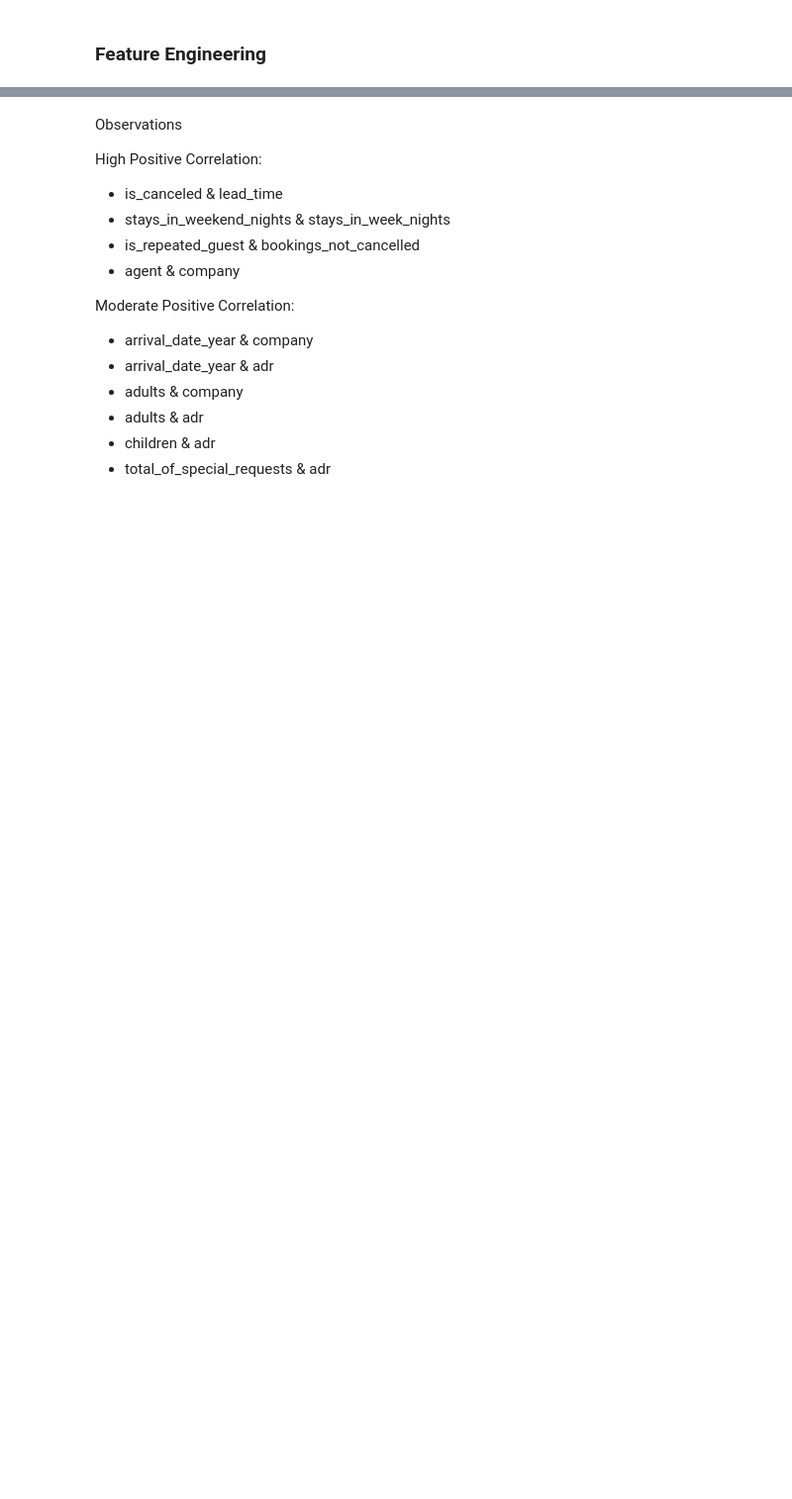
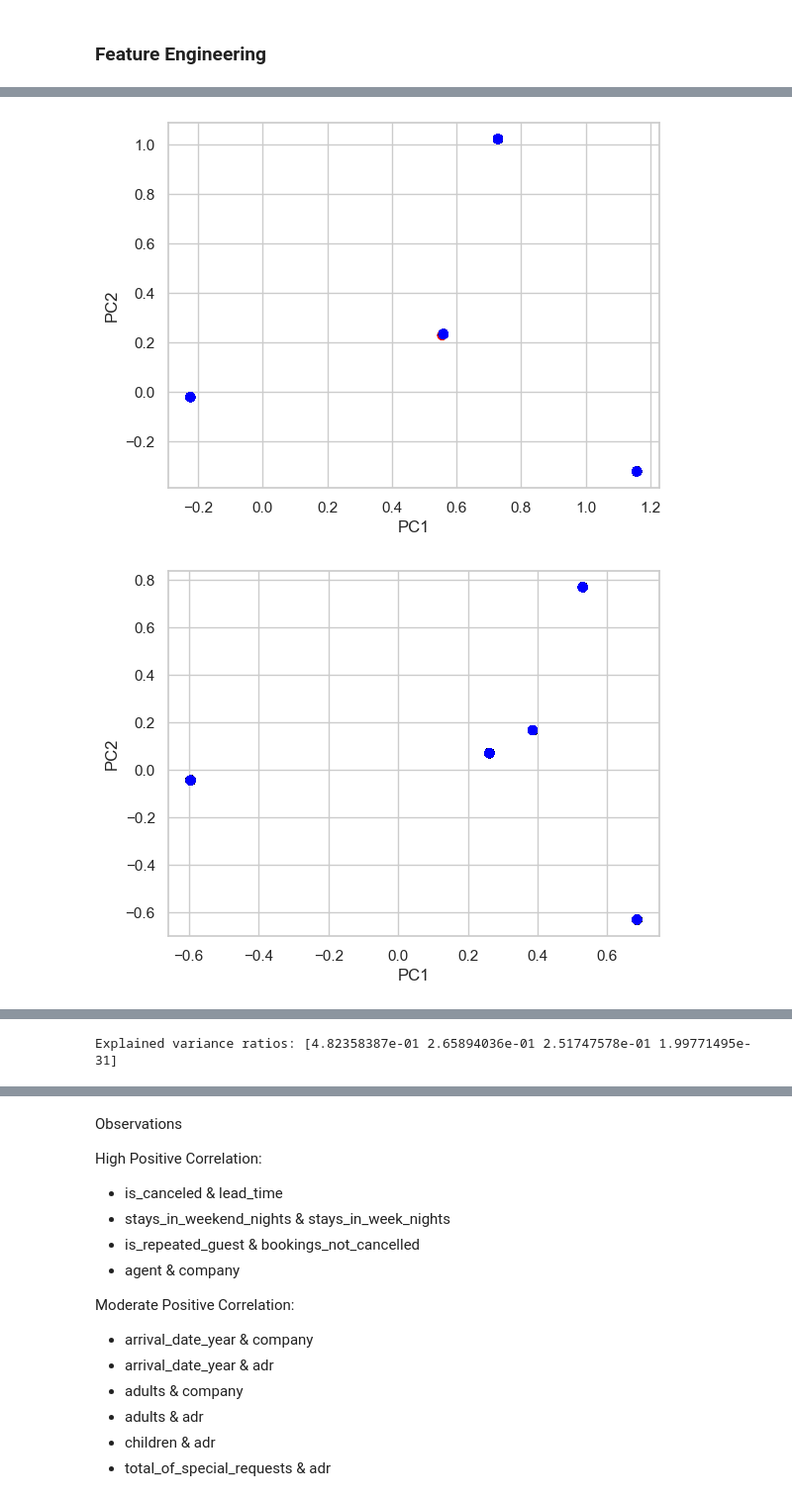
Before and after one commit to brandonmanggo/IS3107_G2, a Jupyter notebook: Dashboard/Models/model_price.ipynb, the cells around one changed output, grey strips where cells are left out. Shown at 99% size. Saved outputs shown, nothing was run; the diff lists cells and outputs as text; code cells hidden in the pictures; blank space fills up the shorter version.

```diff
--- a/Dashboard/Models/model_price.ipynb
+++ b/Dashboard/Models/model_price.ipynb
@@ -44,7 +45,8 @@ from sklearn.metrics import accuracy_score
 ### Pre-Processing
 # %%
 ## Importing Data
-data_hotel_bookings = pd.read_csv()
+data_hotel_bookings = pd.read_csv('../../Dataset/hotel_booking/hotel_bookings.csv')
 
 ## Understanding Data I
 data_hotel_bookings.describe()
+data_hotel_bookings
@@ -85,0 +124,8 @@ data_hotel_bookings_city = data_hotel_bookings.loc[data_hotel_bookings["hotel"]
+# %%
+# create categories for the days_in_waiting_list column (1: 0-10days, 2: 11-20days, 3: 21-30days...)
+bins = [-1, 10, 20, 30, 40, 50, 60, 70, 80, 90, 100, 110, 120, 130, 140, 150]
+labels = [1, 2, 3, 4, 5, 6, 7, 8, 9, 10, 11, 12, 13, 14, 15]
+data_hotel_bookings['days_in_waiting_list_category'] = pd.cut(data_hotel_bookings['days_in_waiting_list'], bins=bins, labels=labels)
+
+# print the result
+data_hotel_bookings[['days_in_waiting_list', 'days_in_waiting_list_category']].max()
@@ -85,0 +196,67 @@ data_hotel_bookings_city = data_hotel_bookings.loc[data_hotel_bookings["hotel"]
+# %%
+## Principal Component Analysis (PCA)
+
+# Select variables for PCA
+X = data_hotel_bookings[['distribution_channel_Corporate', 'distribution_channel_Direct', 'distribution_channel_GDS', 'distribution_channel_TA/TO', 'distribution_channel_Undefined']]
+
+# Add cancellation status as target variable
+y = data_hotel_bookings['is_canceled']
+
+# Perform PCA
+pca = PCA(n_components=2)
+X_pca = pca.fit_transform(X)
+
+# Create scatter plot of first two principal components
+colors = ['red' if x == 1 else 'blue' for x in y]
+plt.scatter(X_pca[:,0], X_pca[:,1], c=colors)
+plt.xlabel('PC1')
+plt.ylabel('PC2')
+plt.show()
+
+
+# Select variables for PCA
+X = data_hotel_bookings[['market_segment_Direct', 'market_segment_Groups', 'market_segment_Offline TA/TO', 'market_segment_Online TA', 'market_segment_Undefined']]
+
+# Add cancellation status as target variable
+y = data_hotel_bookings['is_canceled']
+
+# Perform PCA
+pca = PCA(n_components=2)
+X_pca = pca.fit_transform(X)
+
+# Create scatter plot of first two principal components
+colors = ['red' if x == 1 else 'blue' for x in y]
+plt.scatter(X_pca[:,0], X_pca[:,1], c=colors)
+plt.xlabel('PC1')
+plt.ylabel('PC2')
+plt.show()
+
+
+
+# Select variables for PCA
+X = data_hotel_bookings[['customer_type_Transient', 'customer_type_Transient-Party', 'customer_type_Group', 'customer_type_Contract']]
+
+# Add cancellation status as target variable
+y = data_hotel_bookings['is_canceled']
+
+# Perform PCA
+pca = PCA(n_components=2)
+X_pca = pca.fit_transform(X)
+
+# Create scatter plot of first two principal components
+colors = ['red' if x == 1 else 'blue' for x in y]
+plt.scatter(X_pca[:,0], X_pca[:,1], c=colors)
+plt.xlabel('PC1')
+plt.ylabel('PC2')
+plt.show()
+
+X = StandardScaler().fit_transform(X)
+
+pca = PCA()
+principalComponents = pca.fit_transform(X)
+
+explained_var = pca.explained_variance_ratio_
+print("Explained variance ratios:", explained_var)
+# %% [output]
+[figure, added]
+[figure, added]
@@ -86,3 +264,4 @@ data_hotel_bookings_city = data_hotel_bookings.loc[data_hotel_bookings["hotel"]
+Explained variance ratios: [4.82358387e-01 2.65894036e-01 2.51747578e-01 1.99771495e-31]
 # %%
 ## Correlation Matrix
 data_hotel_bookings.corr()
```
Also changed, not shown: parts of 18 cells of this notebook.
